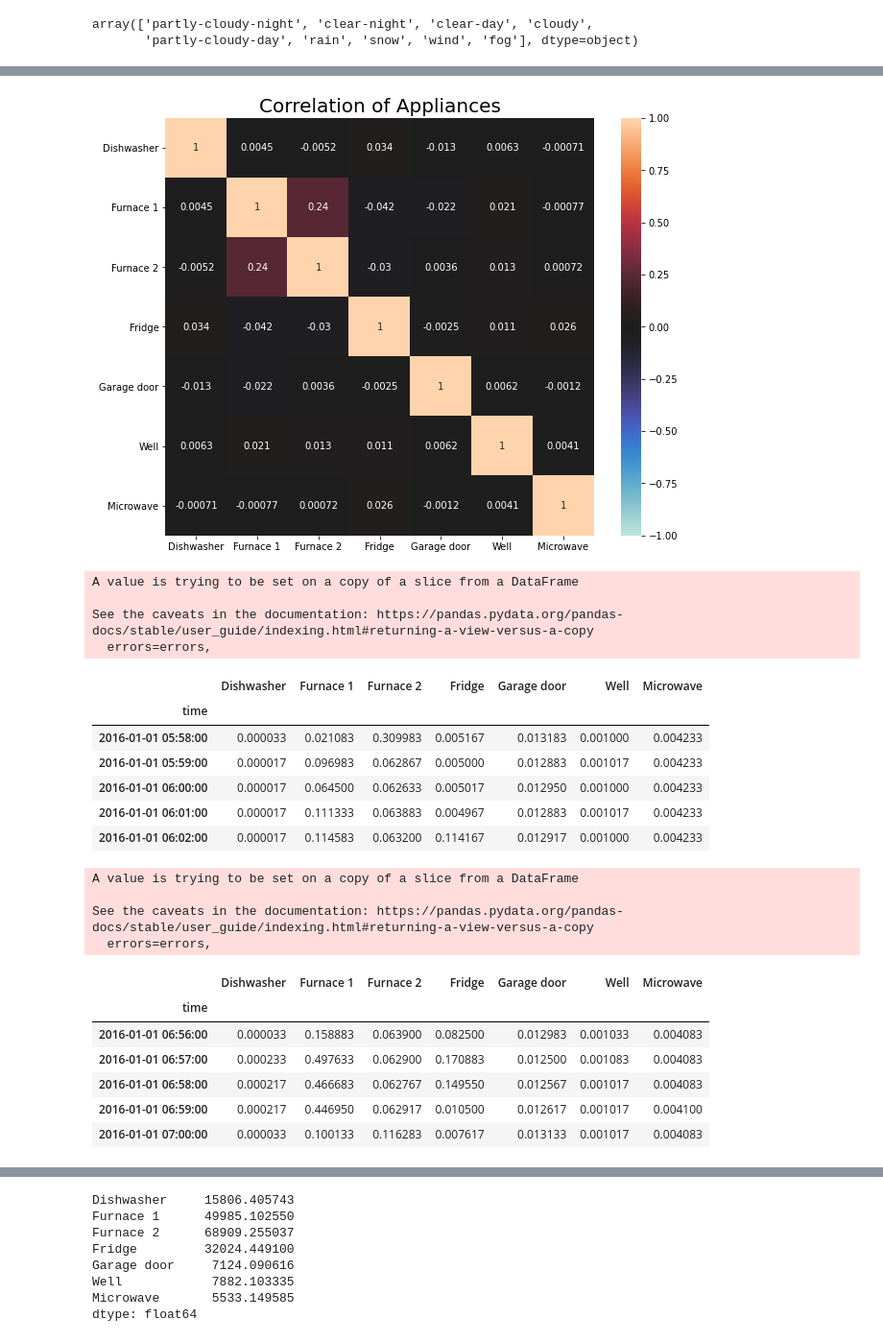
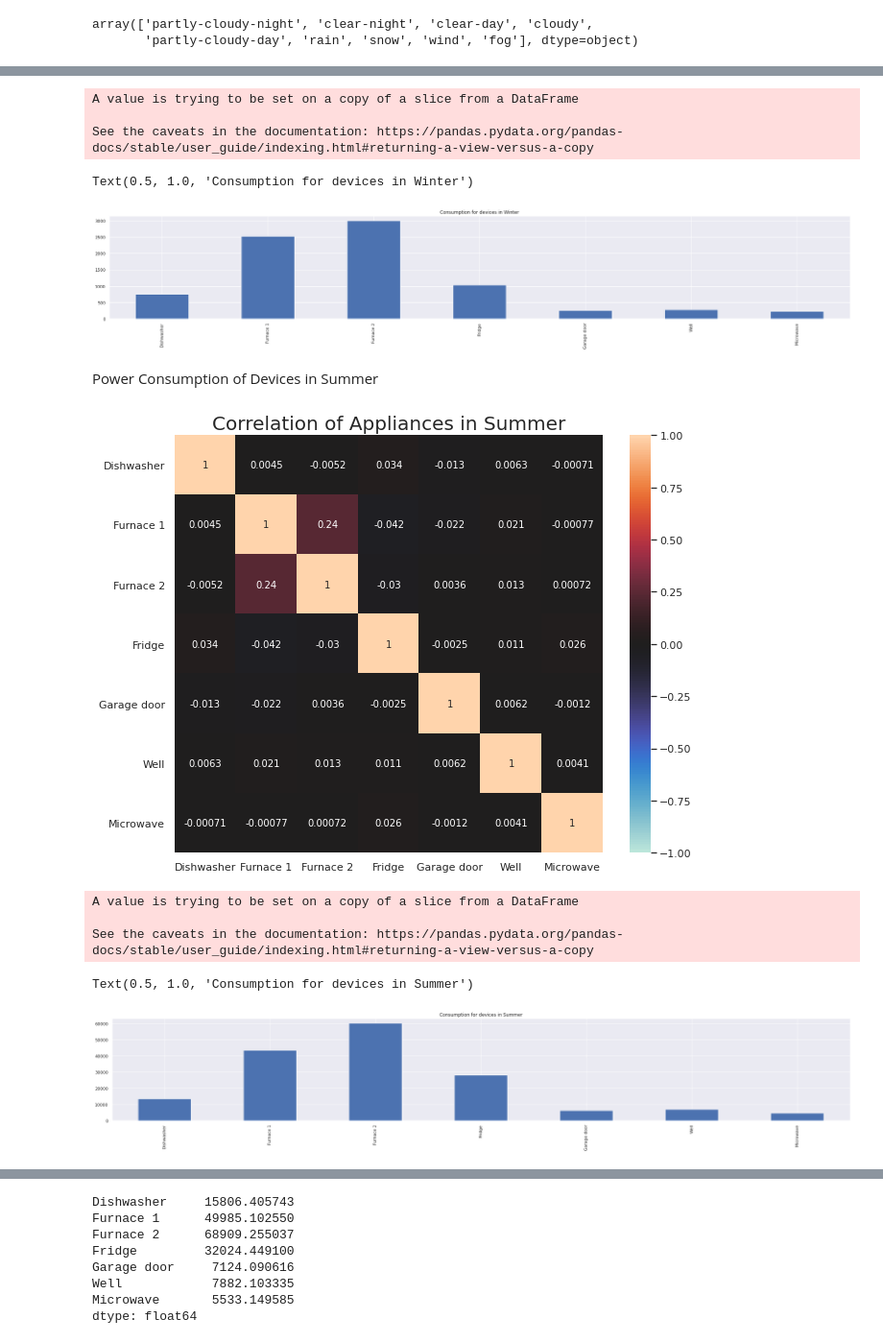
Before and after one commit to crackledsp/PowerConsumptionEDA, a Jupyter notebook: EDA_power_consumption.ipynb, the cells around one changed output, grey strips where cells are left out. Shown at 96% size. Saved outputs shown, nothing was run; the diff lists cells and outputs as text; code cells hidden in the pictures.

```diff
--- a/EDA_power_consumption.ipynb
+++ b/EDA_power_consumption.ipynb
@@ -299,40 +310,36 @@ plt.show()
+# %%
+devices_energy_df_winter.drop(['summary'], axis=1, inplace=True)
+devices_energy_df_winter.head()
+all_devices_energy_consumption_winter=devices_energy_df_winter.sum()
+plot = all_devices_energy_consumption_winter.plot(kind = "bar", figsize = (35,5))
+plot.set_title("Consumption for devices in Winter")
+# %% [output]
+A value is trying to be set on a copy of a slice from a DataFrame
+
+See the caveats in the documentation: https://pandas.pydata.org/pandas-docs/stable/user_guide/indexing.html#returning-a-view-versus-a-copy
+Text(0.5, 1.0, 'Consumption for devices in Winter')
+[figure, added]
+# %% [markdown]
+Power Consumption of Devices in Summer
 # %%
 devices_energy_df_summer=devices_energy_df[devices_energy_df['summary']=='summer']
 fig,ax = plt.subplots(figsize=(10, 8))
 corr = devices_energy_df_summer.corr()
 sns.heatmap(corr, annot=True, vmin=-1.0, vmax=1.0, center=0)
-ax.set_title('Correlation of Appliances',size=20)
+ax.set_title('Correlation of Appliances in Summer',size=20)
 plt.show()
 # %% [output]
-[figure, old version]
+[figure, new version]
-# %%
-devices_energy_df_winter.drop('summary', axis=1, inplace=True)
-devices_energy_df_winter.head()
-# %% [output]
-A value is trying to be set on a copy of a slice from a DataFrame
-
-See the caveats in the documentation: https://pandas.pydata.org/pandas-docs/stable/user_guide/indexing.html#returning-a-view-versus-a-copy
-  errors=errors,
-|  | Dishwasher | Furnace 1 | Furnace 2 | Fridge | Garage door | Well | Microwave |
-| time |  |  |  |  |  |  |  |
-| 2016-01-01 05:58:00 | 0.000033 | 0.021083 | 0.309983 | 0.005167 | 0.013183 | 0.001000 | 0.004233 |
-| 2016-01-01 05:59:00 | 0.000017 | 0.096983 | 0.062867 | 0.005000 | 0.012883 | 0.001017 | 0.004233 |
-| 2016-01-01 06:00:00 | 0.000017 | 0.064500 | 0.062633 | 0.005017 | 0.012950 | 0.001000 | 0.004233 |
-| 2016-01-01 06:01:00 | 0.000017 | 0.111333 | 0.063883 | 0.004967 | 0.012883 | 0.001017 | 0.004233 |
-| 2016-01-01 06:02:00 | 0.000017 | 0.114583 | 0.063200 | 0.114167 | 0.012917 | 0.001000 | 0.004233 |
 # %%
 devices_energy_df_summer=devices_energy_df[devices_energy_df['summary']=='summer']
 devices_energy_df_summer.drop('summary', axis=1, inplace=True)
-devices_energy_df_summer.head()
+all_devices_energy_consumption_summer=devices_energy_df_summer.sum()
+
+plot = all_devices_energy_consumption_summer.plot(kind = "bar", figsize = (35,5))
+plot.set_title("Consumption for devices in Summer")
 # %% [output]
 A value is trying to be set on a copy of a slice from a DataFrame
 
 See the caveats in the documentation: https://pandas.pydata.org/pandas-docs/stable/user_guide/indexing.html#returning-a-view-versus-a-copy
-  errors=errors,
-|  | Dishwasher | Furnace 1 | Furnace 2 | Fridge | Garage door | Well | Microwave |
-| time |  |  |  |  |  |  |  |
-| 2016-01-01 06:56:00 | 0.000033 | 0.158883 | 0.063900 | 0.082500 | 0.012983 | 0.001033 | 0.004083 |
-| 2016-01-01 06:57:00 | 0.000233 | 0.497633 | 0.062900 | 0.170883 | 0.012500 | 0.001083 | 0.004083 |
-| 2016-01-01 06:58:00 | 0.000217 | 0.466683 | 0.062767 | 0.149550 | 0.012567 | 0.001017 | 0.004083 |
-| 2016-01-01 06:59:00 | 0.000217 | 0.446950 | 0.062917 | 0.010500 | 0.012617 | 0.001017 | 0.004100 |
-| 2016-01-01 07:00:00 | 0.000033 | 0.100133 | 0.116283 | 0.007617 | 0.013133 | 0.001017 | 0.004083 |
+Text(0.5, 1.0, 'Consumption for devices in Summer')
+[figure, added]
```
Also changed, not shown: parts of 20 cells of this notebook.
